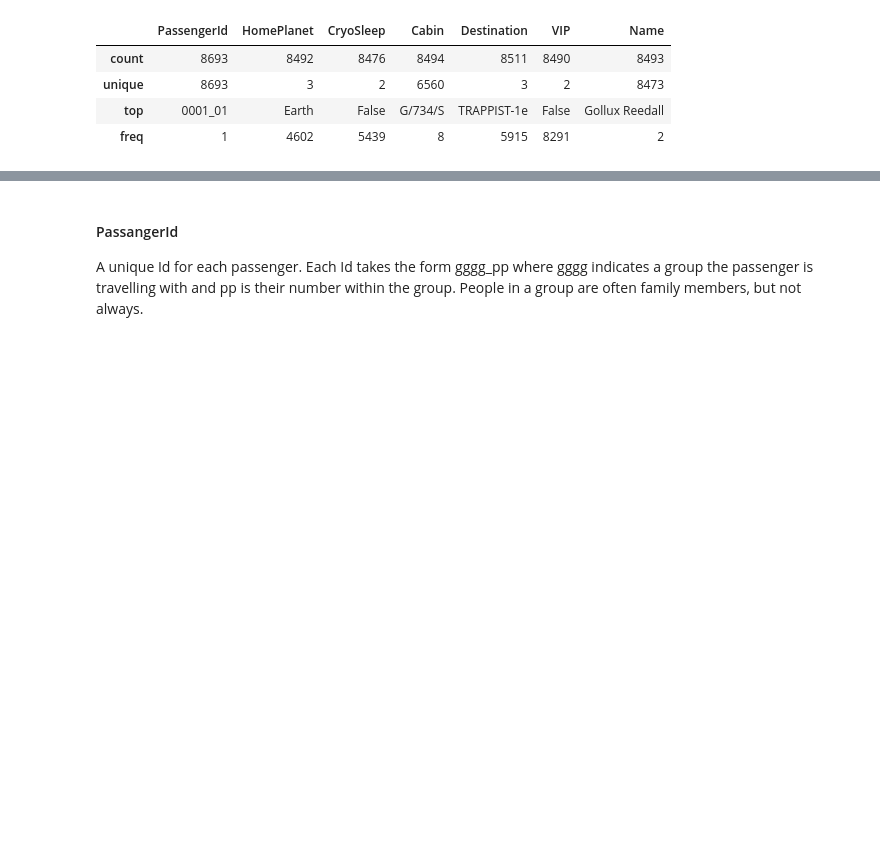
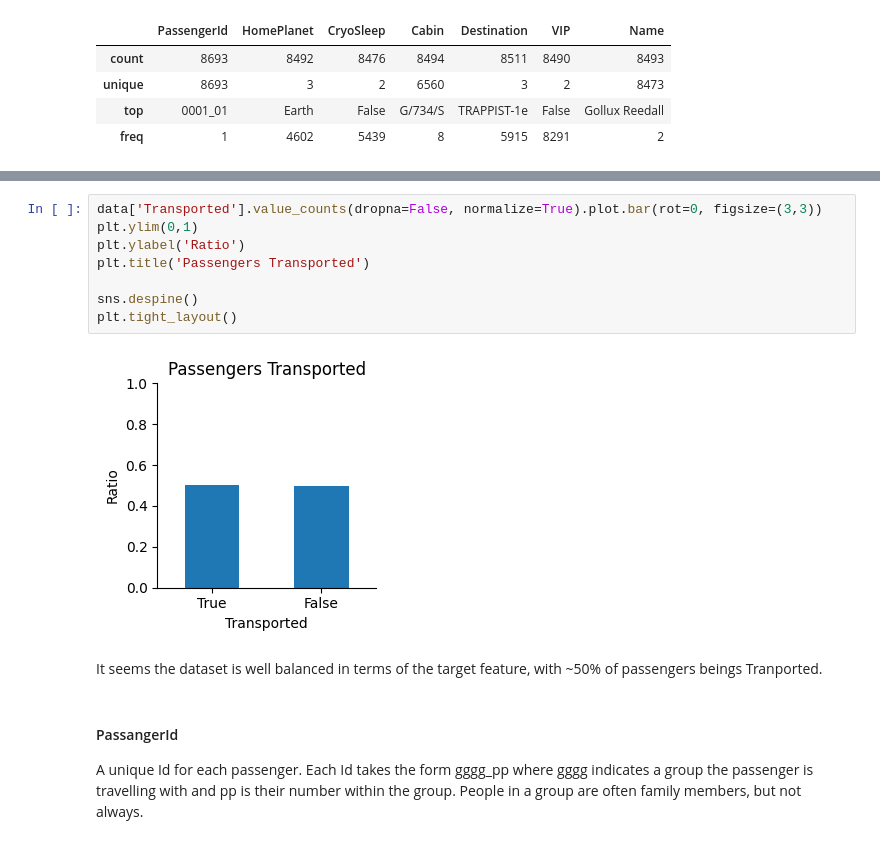
Before and after one commit to AJSDias/space_titanic, a Jupyter notebook: titanic_eda.ipynb, the cells around one changed output, grey strips where cells are left out. Saved outputs shown, nothing was run; the diff lists cells and outputs as text; blank space fills up the shorter version.

```diff
--- a/titanic_eda.ipynb
+++ b/titanic_eda.ipynb
@@ -115,3 +133,15 @@ data.describe(include=[object])
+# %%
+data['Transported'].value_counts(dropna=False, normalize=True).plot.bar(rot=0, figsize=(3,3))
+plt.ylim(0,1)
+plt.ylabel('Ratio')
+plt.title('Passengers Transported')
+
+sns.despine()
+plt.tight_layout()
+# %% [output]
+[figure, added]
+# %% [markdown]
+It seems the dataset is well balanced in terms of the target feature, with ~50% of passengers beings Tranported.
 # %% [markdown]
 #### PassangerId
 A unique Id for each passenger. Each Id takes the form gggg_pp where gggg indicates a group the passenger is travelling with and pp is their number within the group. People in a group are often family members, but not always.
```
Also changed, not shown: parts of 22 cells of this notebook.
